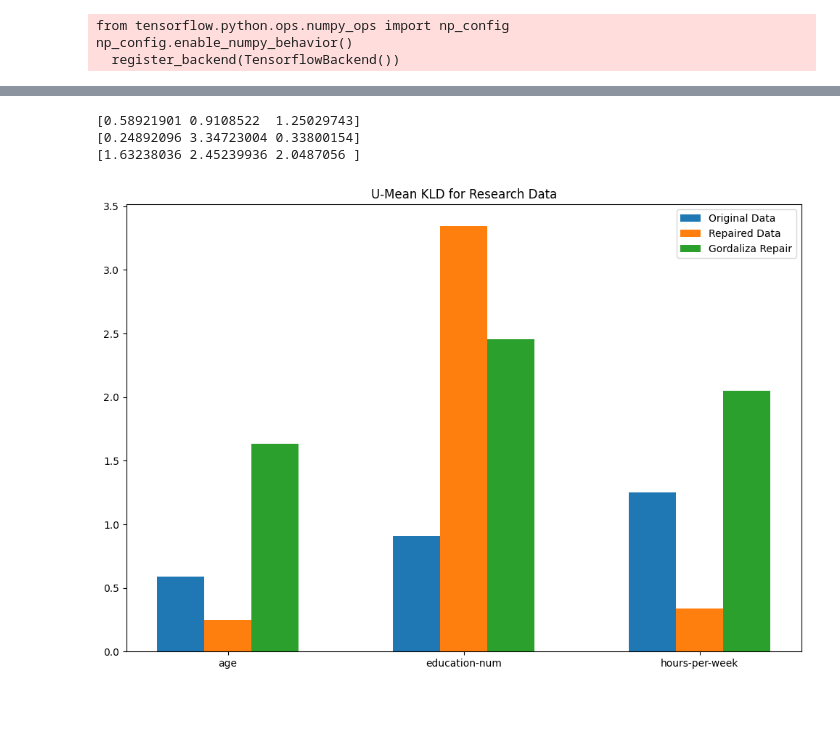
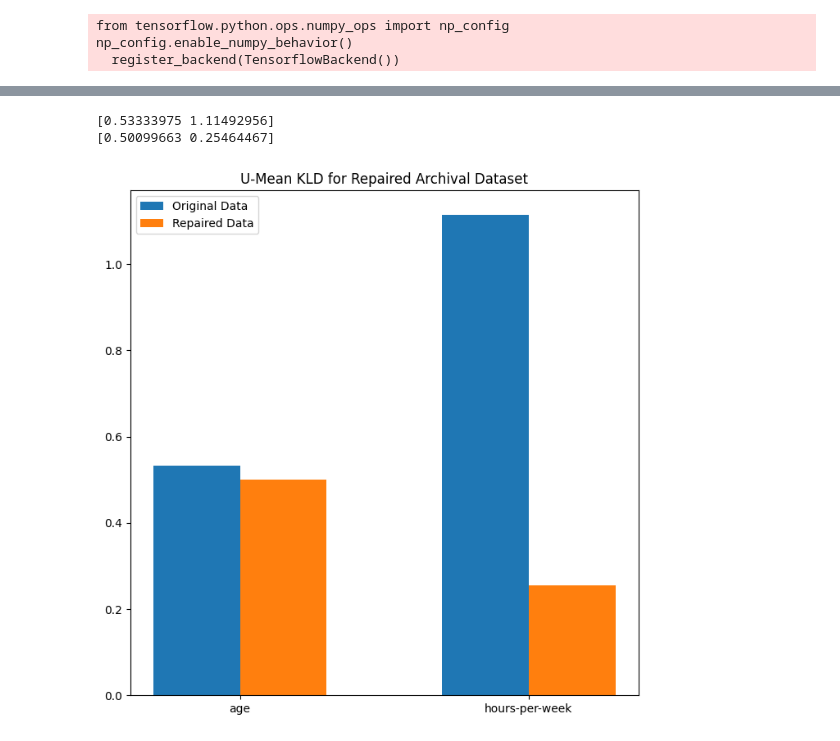
Before and after one commit to Langbridge/AIF360, a Jupyter notebook: examples/demo_distributional_repair.ipynb, the cells around one changed output, grey strips where cells are left out. Cells and saved outputs as stored; diff of their text form; code cells hidden in the pictures; blank space fills up the shorter version.

Commit message:
Removed pointwise repair method Updated distributional repair to credit Abigail Longbridge Combined archival and research data plots in demo_distributional_repair

```diff
--- a/examples/demo_distributional_repair.ipynb
+++ b/examples/demo_distributional_repair.ipynb
@@ -119,7 +119,7 @@ Index(['age', 'education-num', 'hours-per-week'], dtype='object')
 # %%
 kld_x = np.zeros(shape=(len(feats), 2))
 kld_x_tilde = np.zeros(shape=(len(feats), 2))
-kld_x_tilde_pt = np.zeros(shape=(len(feats), 2))
+# kld_x_tilde_pt = np.zeros(shape=(len(feats), 2))
 
 pos = np.arange(len(feats))
 
@@ -128,5 +128,21 @@ for i, feat in enumerate(feats):
     kld_x[i, 1] = eval_kld(d.x_R[feat], d.s_R, d.u_R, order=[1, 0])
     kld_x_tilde[i, 0] = eval_kld(tilde_x_R[feat], d.s_R, d.u_R, order=[0, 1])
     kld_x_tilde[i, 1] = eval_kld(tilde_x_R[feat], d.s_R, d.u_R, order=[1, 0])
-    kld_x_tilde_pt[i, 0] = eval_kld(tilde_x_R_pt[feat], d.s_R, d.u_R, order=[0, 1])
-    kld_x_tilde_pt[i, 1] = eval_kld(tilde_x_R_pt[feat], d.s_R, d.u_R, order=[1, 0])
+
+
+
+fig, ax = plt.subplots(figsize=(8, 8))
+bar_width = 0.3
+
+ax.bar(x=pos - bar_width/2, height=np.mean(kld_x, axis=1, where=~(np.isinf(kld_x))), width=bar_width, alpha=1, label='Original Data')
+ax.bar(x=pos + bar_width/2, height=np.mean(kld_x_tilde, axis=1, where=~(np.isinf(kld_x_tilde))), width=bar_width, alpha=1, label='Repaired Data')
+# ax.bar(x=pos + bar_width, height=np.mean(kld_x_tilde_pt, axis=1, where=~(np.isinf(kld_x_tilde_pt))), width=bar_width, alpha=1, label='Gordaliza Repair')
+
+ax.set_xticks(pos)
+ax.set_xticklabels(feats)
+ax.set_title('U-Mean KLD for Research Data')
+ax.legend()
+
+print(np.mean(kld_x, axis=1, where=~(np.isinf(kld_x))))
+print(np.mean(kld_x_tilde, axis=1, where=~(np.isinf(kld_x_tilde))))
+# print(np.mean(kld_x_tilde_pt, axis=1, where=~(np.isinf(kld_x_tilde_pt))))
@@ -133,21 +153,28 @@ for i, feat in enumerate(feats):
 # %%
-fig, ax = plt.subplots(figsize=(12, 8))
-bar_width = 0.2
+kld_x = np.zeros(shape=(len(feats), 2))
+kld_x_tilde = np.zeros(shape=(len(feats), 2))
 
-ax.bar(x=pos - bar_width, height=np.mean(kld_x, axis=1, where=~(np.isinf(kld_x))), width=bar_width, alpha=1, label='Original Data')
-ax.bar(x=pos, height=np.mean(kld_x_tilde, axis=1, where=~(np.isinf(kld_x_tilde))), width=bar_width, alpha=1, label='Repaired Data')
-ax.bar(x=pos + bar_width, height=np.mean(kld_x_tilde_pt, axis=1, where=~(np.isinf(kld_x_tilde_pt))), width=bar_width, alpha=1, label='Gordaliza Repair')
+pos = np.arange(len(feats))
+
+for i, feat in enumerate(feats):
+    kld_x[i, 0] = eval_kld(data_A.convert_to_dataframe()[0][x][feat], data_A.convert_to_dataframe()[0][s], data_A.convert_to_dataframe()[0][u], order=[0, 1])
+    kld_x[i, 1] = eval_kld(data_A.convert_to_dataframe()[0][x][feat], data_A.convert_to_dataframe()[0][s], data_A.convert_to_dataframe()[0][u], order=[1, 0])
+    kld_x_tilde[i, 0] = eval_kld(tilde_x_A[feat], data_A.convert_to_dataframe()[0][s], data_A.convert_to_dataframe()[0][u], order=[0, 1])
+    kld_x_tilde[i, 1] = eval_kld(tilde_x_A[feat], data_A.convert_to_dataframe()[0][s], data_A.convert_to_dataframe()[0][u], order=[1, 0])
+
+fig, ax = plt.subplots(figsize=(8, 8))
+bar_width = 0.3
+ax.bar(x=pos - bar_width/2, height=np.mean(kld_x, axis=1, where=~(np.isinf(kld_x))), width=bar_width, alpha=1, label='Original Data')
+ax.bar(x=pos + bar_width/2, height=np.mean(kld_x_tilde, axis=1, where=~(np.isinf(kld_x_tilde))), width=bar_width, alpha=1, label='Repaired Data')
 
 ax.set_xticks(pos)
 ax.set_xticklabels(feats)
-ax.set_title('U-Mean KLD for Research Data')
+ax.set_title('U-Mean KLD for Repaired Archival Dataset')
 ax.legend()
 
 print(np.mean(kld_x, axis=1, where=~(np.isinf(kld_x))))
 print(np.mean(kld_x_tilde, axis=1, where=~(np.isinf(kld_x_tilde))))
-print(np.mean(kld_x_tilde_pt, axis=1, where=~(np.isinf(kld_x_tilde_pt))))
 # %% [output]
-[0.58921901 0.9108522  1.25029743]
-[0.24892096 3.34723004 0.33800154]
-[1.63238036 2.45239936 2.0487056 ]
+[0.53333975 1.11492956]
+[0.50099663 0.25464467]
-[figure, old version]
+[figure, new version]
```
Also changed, not shown: parts of 7 cells of this notebook, 3 other files.
